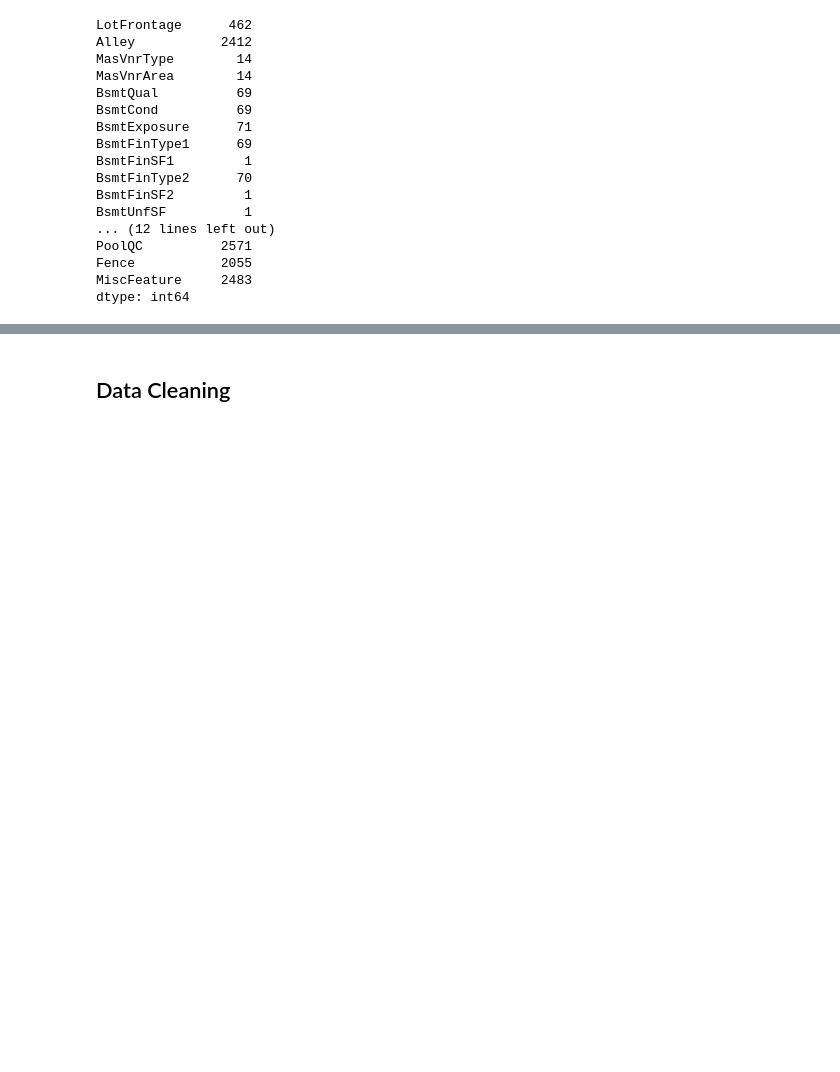
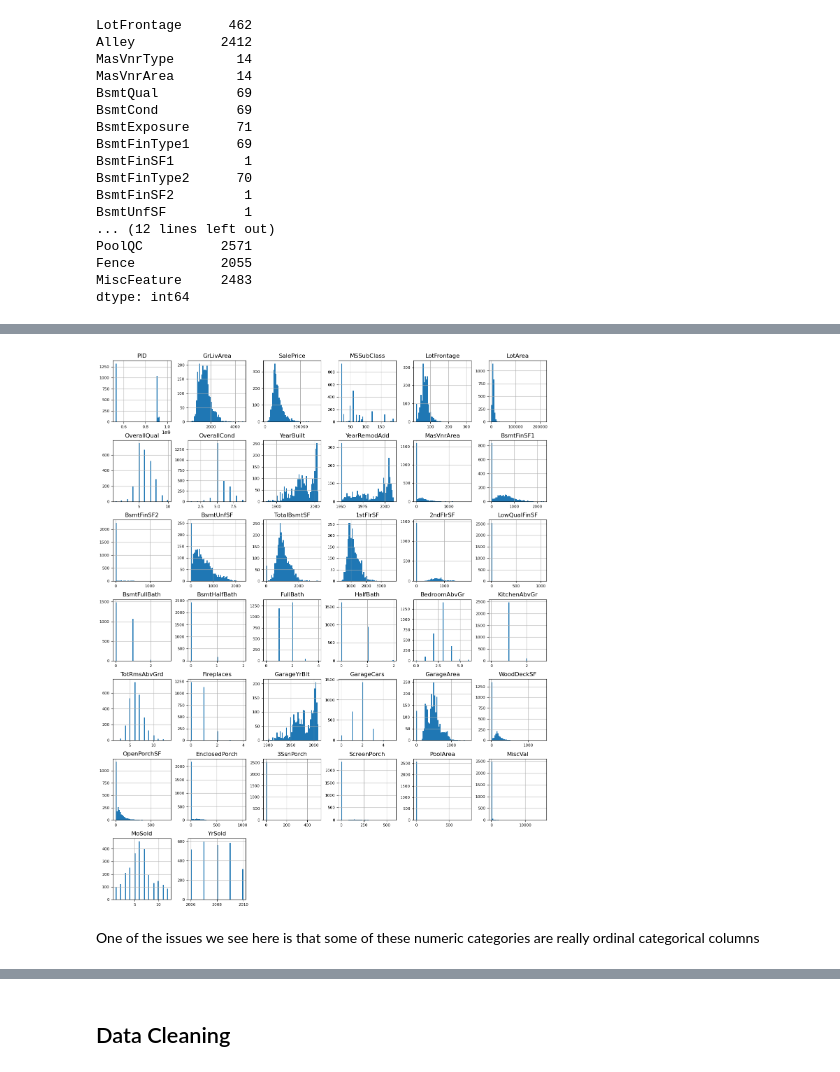
Before and after one commit to bassoonelephant/ames, a Jupyter notebook: 1-ames-clean-and-EDA.ipynb, the cells around one changed output, grey strips where cells are left out. Saved outputs shown, nothing was run; the diff lists cells and outputs as text; code cells hidden in the pictures; blank space fills up the shorter version.

```diff
--- a/1-ames-clean-and-EDA.ipynb
+++ b/1-ames-clean-and-EDA.ipynb
@@ -79,3 +79,10 @@ PoolQC          2571
 Fence           2055
 MiscFeature     2483
 dtype: int64
+# %%
+# Categorize columns by data type
+numeric_cols = ames_raw.select_dtypes(include=[np.number]).columns
+categorical_cols = ames_raw.select_dtypes(include=[object]).columns
+
+# Check by summing number of numeric and categorical columns
+print(len(numeric_cols) + len(categorical_cols) == ames_raw.shape[1])
@@ -81,0 +104,7 @@ dtype: int64
+# %%
+# Plot hists of numeric columns
+ames_raw[numeric_cols].hist(figsize=(16, 20), bins=50, xlabelsize=8, ylabelsize=8);
+# %% [output]
+[figure, added]
+# %% [markdown]
+One of the issues we see here is that some of these numeric categories are really ordinal categorical columns
```
Also changed, not shown: parts of 16 cells of this notebook.
